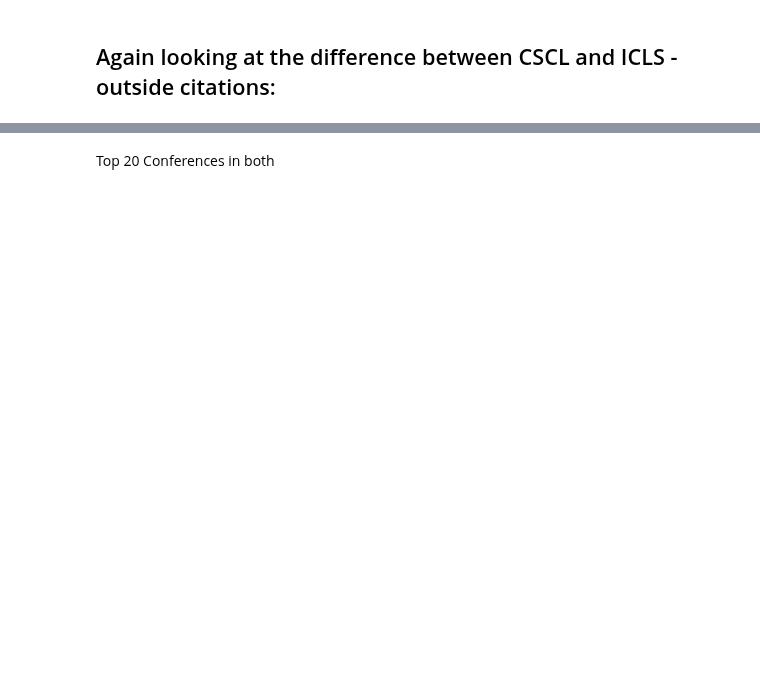
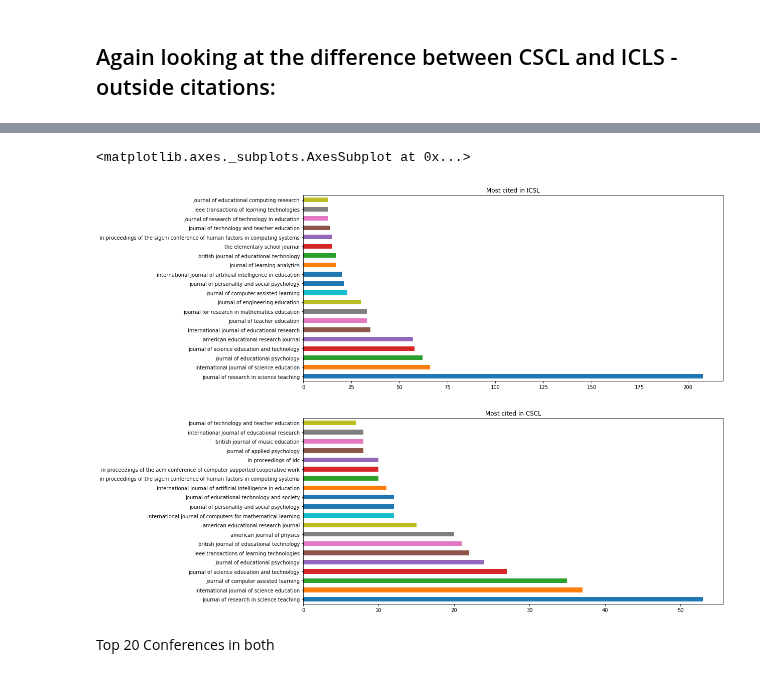
Before and after one commit to nourabassi/semester-project, a Jupyter notebook: Data exploration - References.ipynb, the cells around one changed output, grey strips where cells are left out. Drawn from its saved outputs; the diff is of its cells as text; code cells hidden in the pictures; blank space fills up the shorter version.

```diff
--- a/Data exploration - References.ipynb
+++ b/Data exploration - References.ipynb
@@ -369,13 +527,16 @@ references.head()
 # %%
-plt.figure(figsize=(15, 5))
+plt.figure(figsize=(15, 15))
 
-plt.subplot(121)
+plt.subplot(211)
 plt.title('Most cited in ICSL')
-references[references.cited_in % 2 == 0].conference.value_counts().head(20).plot(kind='bar')
+references[references.cited_in % 2 == 0].conference.value_counts().head(20).plot(kind='barh')
 
-plt.subplot(122)
+plt.subplot(212)
 plt.title('Most cited in CSCL')
-references[references.cited_in % 2 == 1].conference.value_counts().head(20).plot(kind='bar')
+references[references.cited_in % 2 == 1].conference.value_counts().head(20).plot(kind='barh')
+# %% [output]
+<matplotlib.axes._subplots.AxesSubplot at 0x...>
+[figure, added]
 # %% [markdown]
 Top 20 Conferences in both
 # %%
```
Also changed, not shown: parts of 40 cells of this notebook.
